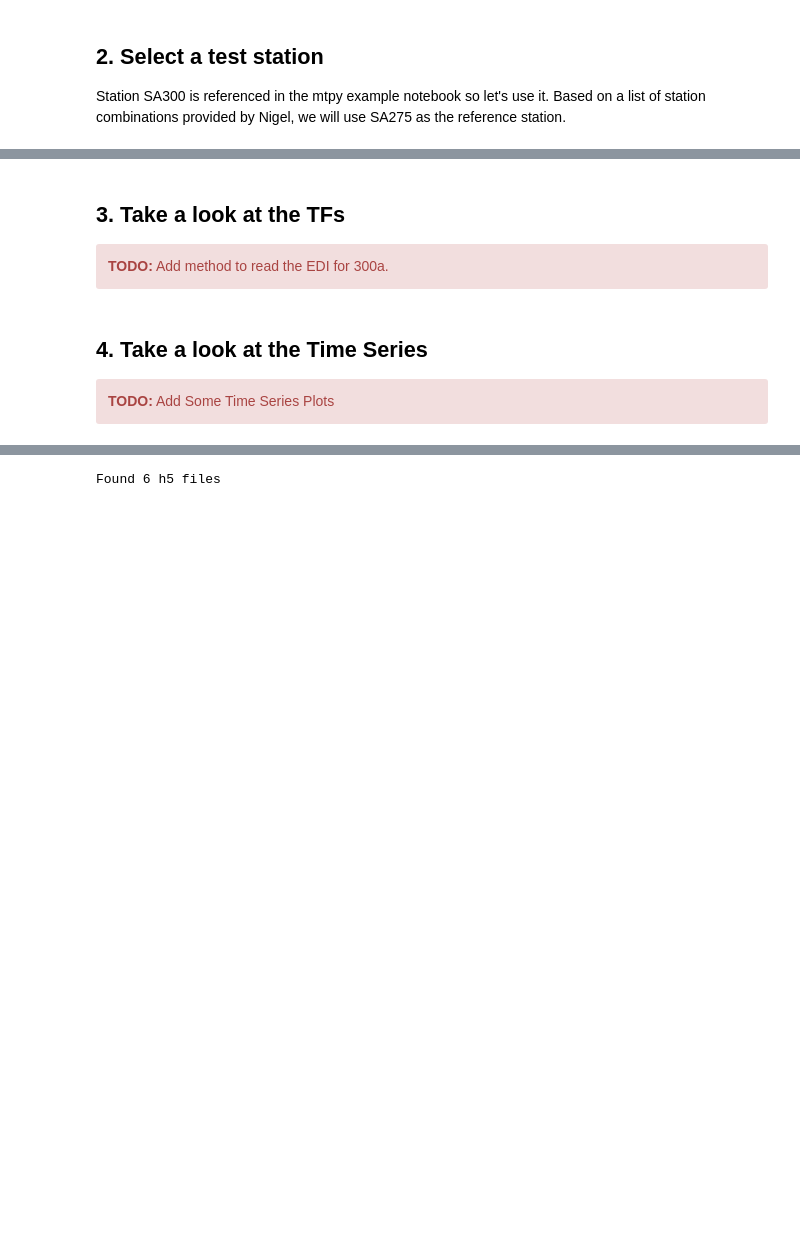
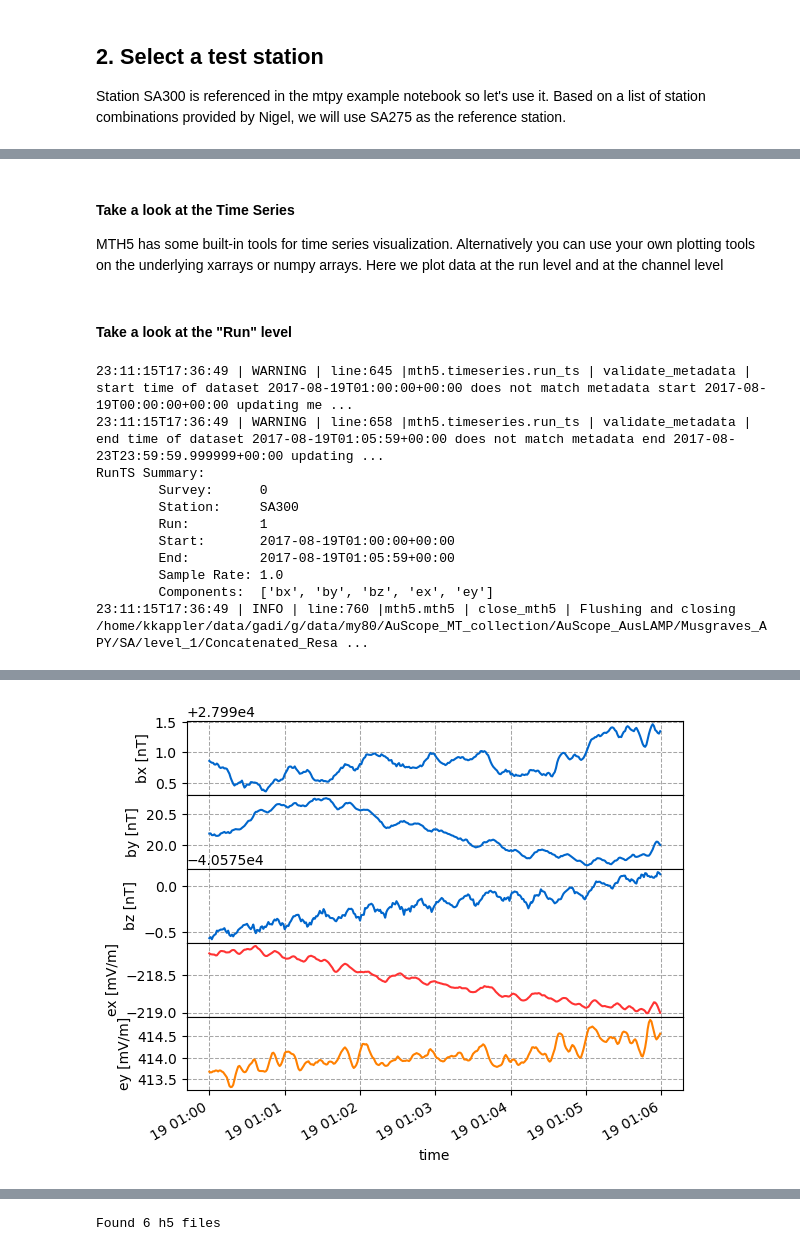
Before and after one commit to kujaku11/mt_examples, a Jupyter notebook: notebooks/aurora/08_musgraves.ipynb, the cells around one changed output, grey strips where cells are left out. Drawn from its saved outputs; the diff is of its cells as text; code cells hidden in the pictures; blank space fills up the shorter version.

Commit message:
all but HPC ready to test in musgraves

```diff
--- a/notebooks/aurora/08_musgraves.ipynb
+++ b/notebooks/aurora/08_musgraves.ipynb
@@ -443,10 +444,9 @@ station_combinations = [('SA225-2','SA294','001','001'),
 # %%
 station_id = "SA300"
-row = df[df.station_id==station_id].iloc[0]
-print(row)
+station_row = df[df.station_id==station_id].iloc[0]
+print(f"station_row: \n {station_row}")
 
 reference_station_id = "SA275"
 reference_row = df[df.station_id==reference_station_id].iloc[0]
-print(reference_row)
-RR = True
+print(f"reference_row: \n {reference_row}")
 # %% [output]
@@ -460,8 +462,3 @@ territory                                                    SA
 station_id                                                SA275
 path          /home/kkappler/data/gadi/g/data/my80/AuScope_M...
 Name: 3, dtype: object
-# %% [markdown]
-## 3. Take a look at the TFs
-<div class="alert alert-block alert-danger">
-<b>TODO:</b> Add method to read the EDI for 300a.
-</div>
@@ -474,6 +465,30 @@ Name: 3, dtype: object
 # %% [markdown]
-## 4. Take a look at the Time Series
+#### Take a look at the Time Series
 
-<div class="alert alert-block alert-danger">
-<b>TODO:</b> Add Some Time Series Plots
-</div>
+MTH5 has some built-in tools for time series visualization.  Alternatively you can use your own plotting tools on the underlying xarrays or numpy arrays.  Here we plot data at the run level and at the channel level
+# %% [markdown]
+#### Take a look at the "Run" level
+# %%
+m = mth5.mth5.MTH5()
+m.open_mth5(station_row.path)
+ch_df = m.channel_summary.to_dataframe()
+start = ch_df.iloc[0].start.isoformat()
+start = (ch_df.iloc[0].start + pd.Timedelta(hours=1)).isoformat()
+n_samples = 360
+run_from_reference = m.from_reference(ch_df.iloc[0].run_hdf5_reference).to_runts(start=start, n_samples=n_samples)
+print(run_from_reference)
+run_from_reference.plot()
+m.close_mth5()
+ch_df
+# %% [output]
+23:11:15T17:36:49 | WARNING | line:645 |mth5.timeseries.run_ts | validate_metadata | start time of dataset 2017-08-19T01:00:00+00:00 does not match metadata start 2017-08-19T00:00:00+00:00 updating me ...
+23:11:15T17:36:49 | WARNING | line:658 |mth5.timeseries.run_ts | validate_metadata | end time of dataset 2017-08-19T01:05:59+00:00 does not match metadata end 2017-08-23T23:59:59.999999+00:00 updating ...
+RunTS Summary:
+        Survey:      0
+        Station:     SA300
+        Run:         1
+        Start:       2017-08-19T01:00:00+00:00
+        End:         2017-08-19T01:05:59+00:00
+        Sample Rate: 1.0
+        Components:  ['bx', 'by', 'bz', 'ex', 'ey']
+23:11:15T17:36:49 | INFO | line:760 |mth5.mth5 | close_mth5 | Flushing and closing /home/kkappler/data/gadi/g/data/my80/AuScope_MT_collection/AuScope_AusLAMP/Musgraves_APY/SA/level_1/Concatenated_Resa ...
@@ -479,0 +501 @@ Name: 3, dtype: object
+[figure, added]
```
Also changed, not shown: parts of 63 cells of this notebook.
